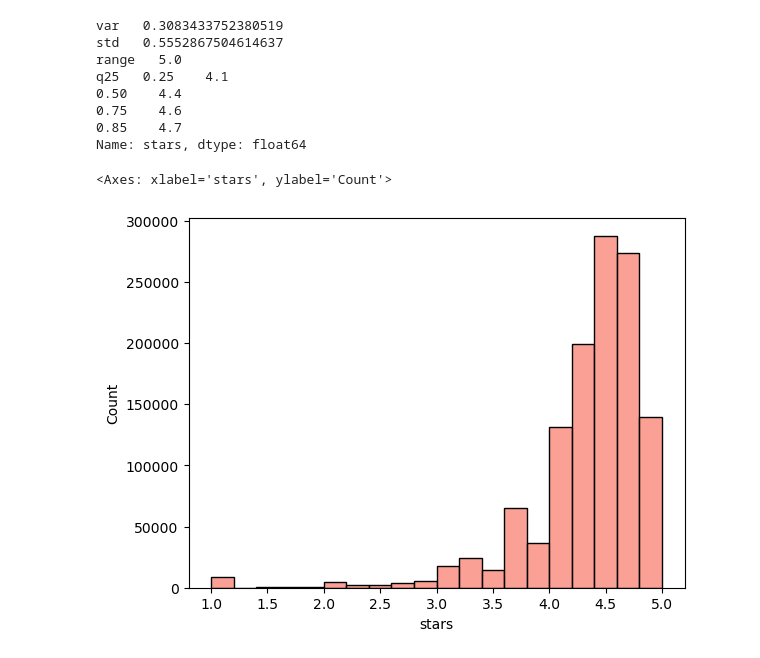
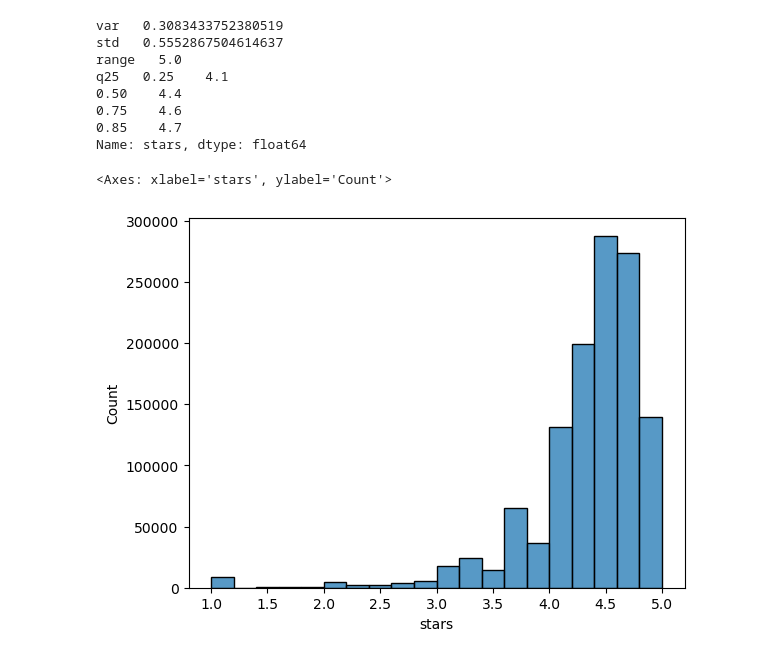
Before and after one commit to Federicosz/lab-eda-univariate, a Jupyter notebook: Lab_solution_FSZ.ipynb, the cells around one changed output. Cells and saved outputs as stored; diff of their text form; code cells hidden in the pictures.

```diff
--- a/Lab_solution_FSZ.ipynb
+++ b/Lab_solution_FSZ.ipynb
@@ -170,7 +169,7 @@ Name: stars, dtype: float64
 # 3- Shape of the distributions
 # %%
 # 4- Visualization
-sns.histplot(amz_rating['stars'], kde=False, bins=20, color="salmon")
+sns.histplot(amz_rating['stars'], kde=False, bins=20)
 # %% [output]
 <Axes: xlabel='stars', ylabel='Count'>
-[figure, old version]
+[figure, new version]
```
Also changed, not shown: parts of 5 cells of this notebook.
